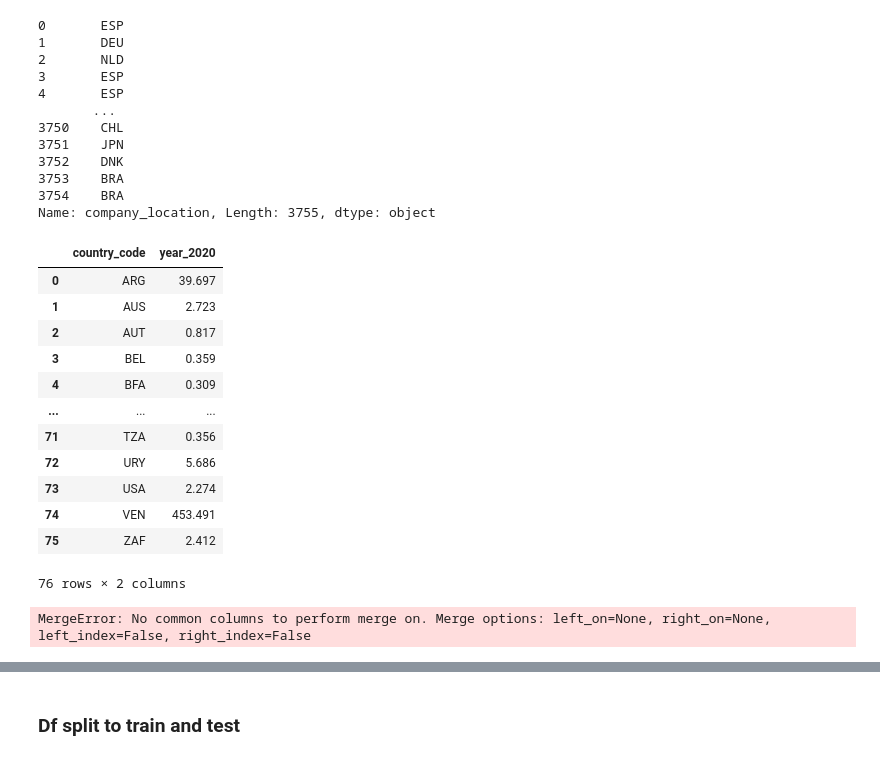
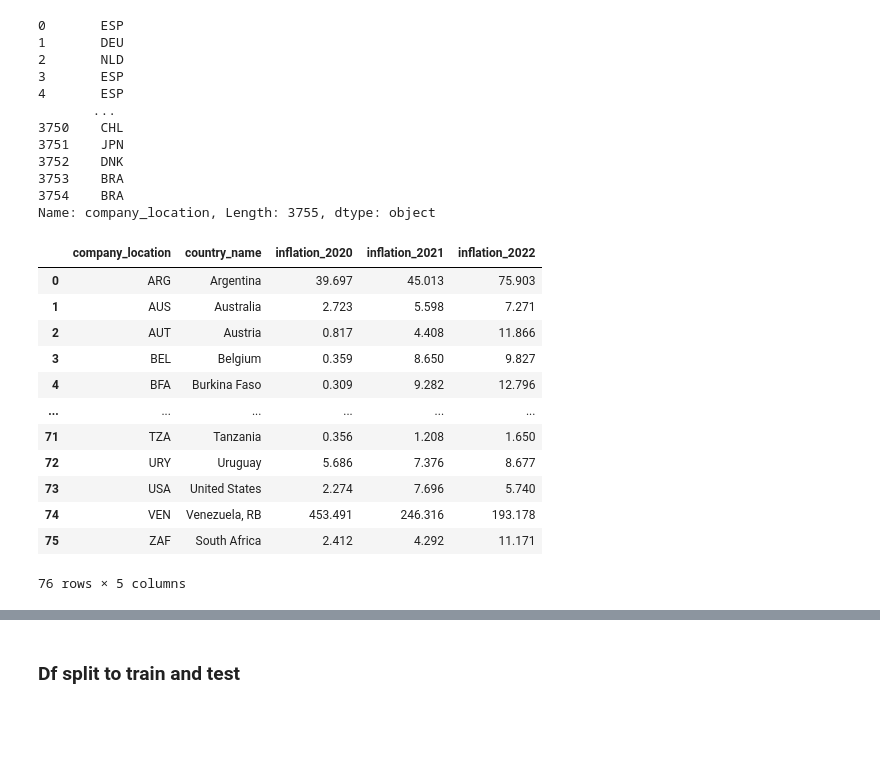
Before and after one commit to rvewebs/ds_salary, a Jupyter notebook: ds_salary.ipynb, the cells around one changed output, grey strips where cells are left out. Drawn from its saved outputs; the diff is of its cells as text; code cells hidden in the pictures; blank space fills up the shorter version.

```diff
--- a/ds_salary.ipynb
+++ b/ds_salary.ipynb
@@ -376,26 +383,23 @@ df_sal_to_model['company_location']
 3753    BRA
 3754    BRA
 Name: company_location, Length: 3755, dtype: object
-# %%
-df_inf[['country_code', 'year_2020']]
-# %% [output]
-|  | country_code | year_2020 |
-| 0 | ARG | 39.697 |
-| 1 | AUS | 2.723 |
-| 2 | AUT | 0.817 |
-| 3 | BEL | 0.359 |
-| 4 | BFA | 0.309 |
-| ... | ... | ... |
-| 71 | TZA | 0.356 |
-| 72 | URY | 5.686 |
-| 73 | USA | 2.274 |
-| 74 | VEN | 453.491 |
-| 75 | ZAF | 2.412 |
-76 rows × 2 columns
+# %%
+df_inf.rename(columns={'country_code': 'company_location'}, inplace=True)
+df_inf
+# %% [output]
+|  | company_location | country_name | inflation_2020 | inflation_2021 | inflation_2022 |
+| 0 | ARG | Argentina | 39.697 | 45.013 | 75.903 |
+| 1 | AUS | Australia | 2.723 | 5.598 | 7.271 |
+| 2 | AUT | Austria | 0.817 | 4.408 | 11.866 |
+| 3 | BEL | Belgium | 0.359 | 8.650 | 9.827 |
+| 4 | BFA | Burkina Faso | 0.309 | 9.282 | 12.796 |
+| ... | ... | ... | ... | ... | ... |
+| 71 | TZA | Tanzania | 0.356 | 1.208 | 1.650 |
+| 72 | URY | Uruguay | 5.686 | 7.376 | 8.677 |
+| 73 | USA | United States | 2.274 | 7.696 | 5.740 |
+| 74 | VEN | Venezuela, RB | 453.491 | 246.316 | 193.178 |
+| 75 | ZAF | South Africa | 2.412 | 4.292 | 11.171 |
+76 rows × 5 columns
 # %%
 temp_df = df_sal_to_model.copy()
 temp_inf = df_inf.copy()
-# %%
-pd.merge(temp_df[temp_df['work_year'] == 2020], temp_inf[['country_code', 'year_2020']])
-# %% [output]
-MergeError: No common columns to perform merge on. Merge options: left_on=None, right_on=None, left_index=False, right_index=False
```
Also changed, not shown: parts of 8 cells of this notebook.
